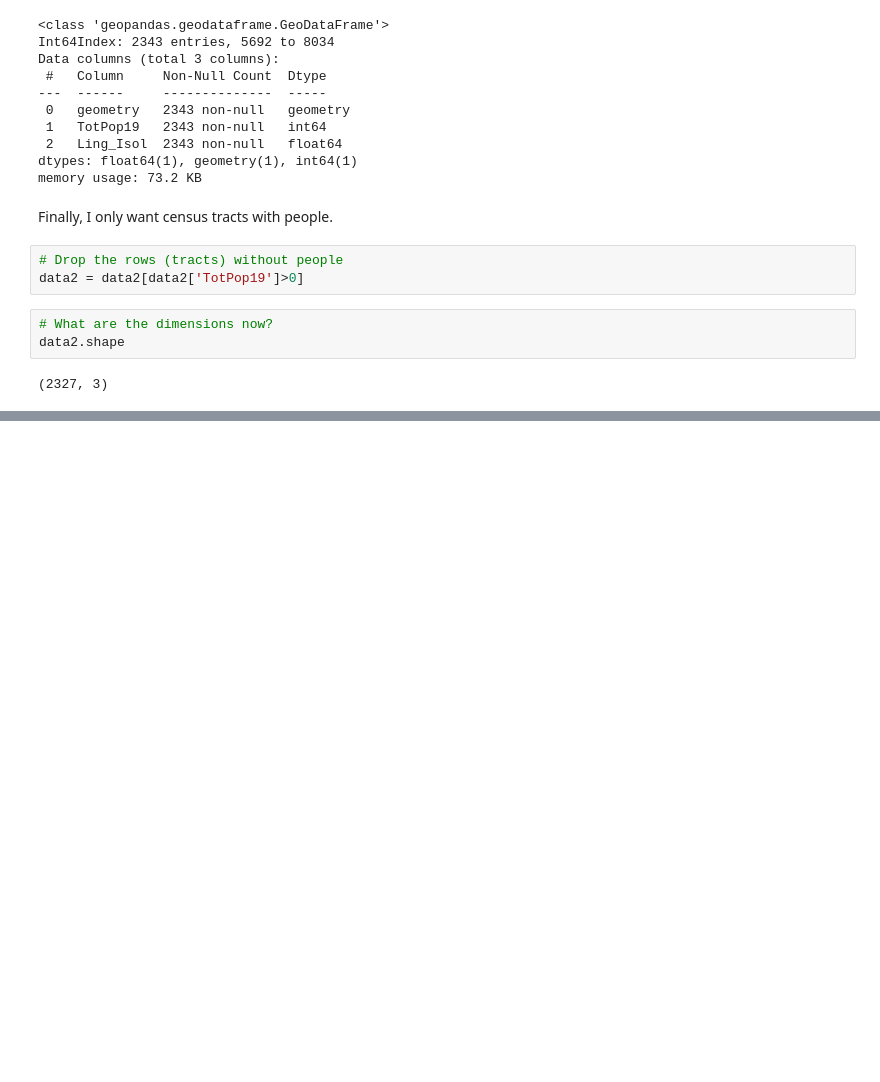
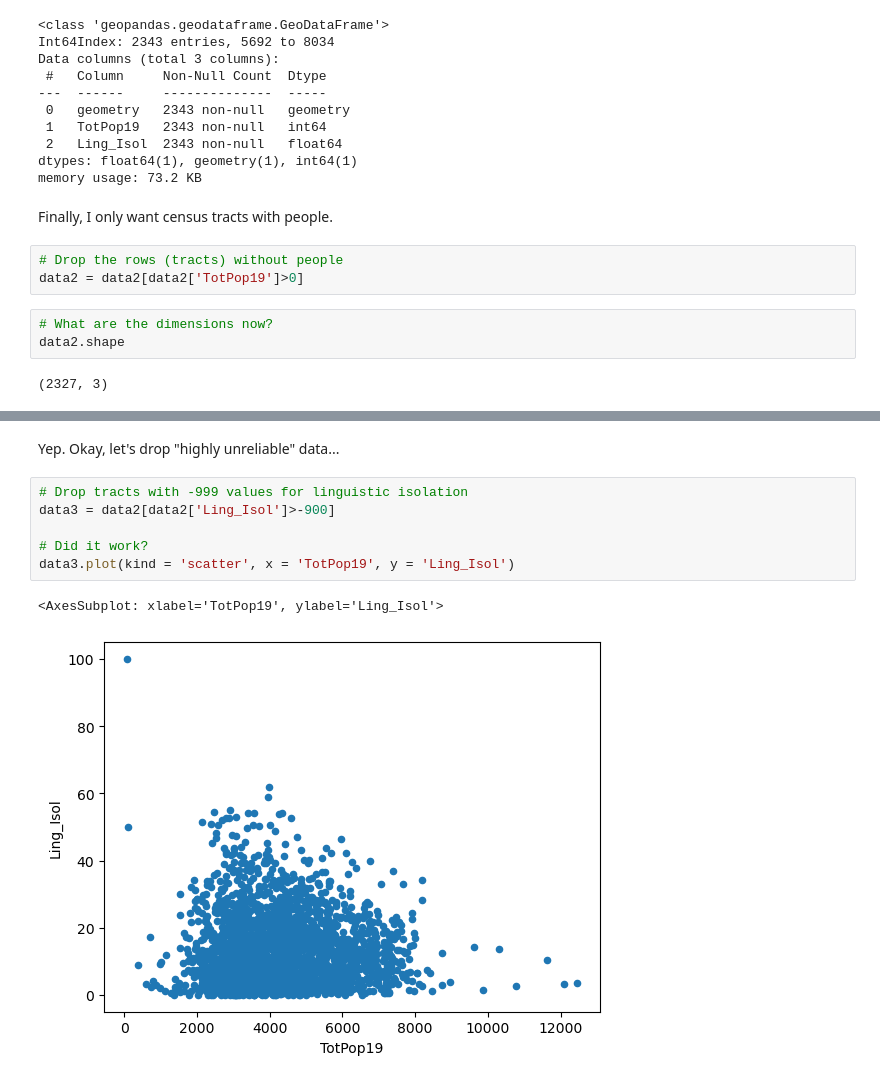
Before and after one commit to aron-walker/up221-aron, a Jupyter notebook: week3/week_3_aron_walker.ipynb, the cells around one changed output, grey strips where cells are left out. Saved outputs shown, nothing was run; the diff lists cells and outputs as text; blank space fills up the shorter version.

```diff
--- a/week3/week_3_aron_walker.ipynb
+++ b/week3/week_3_aron_walker.ipynb
@@ -144,0 +161,11 @@ data2.shape
+# %% [markdown]
+Yep. Okay, let's drop "highly unreliable" data...
+# %%
+# Drop tracts with -999 values for linguistic isolation
+data3 = data2[data2['Ling_Isol']>-900]
+
+# Did it work?
+data3.plot(kind = 'scatter', x = 'TotPop19', y = 'Ling_Isol')
+# %% [output]
+<AxesSubplot: xlabel='TotPop19', ylabel='Ling_Isol'>
+[figure, added]
```
Also changed, not shown: parts of 31 cells of this notebook.
